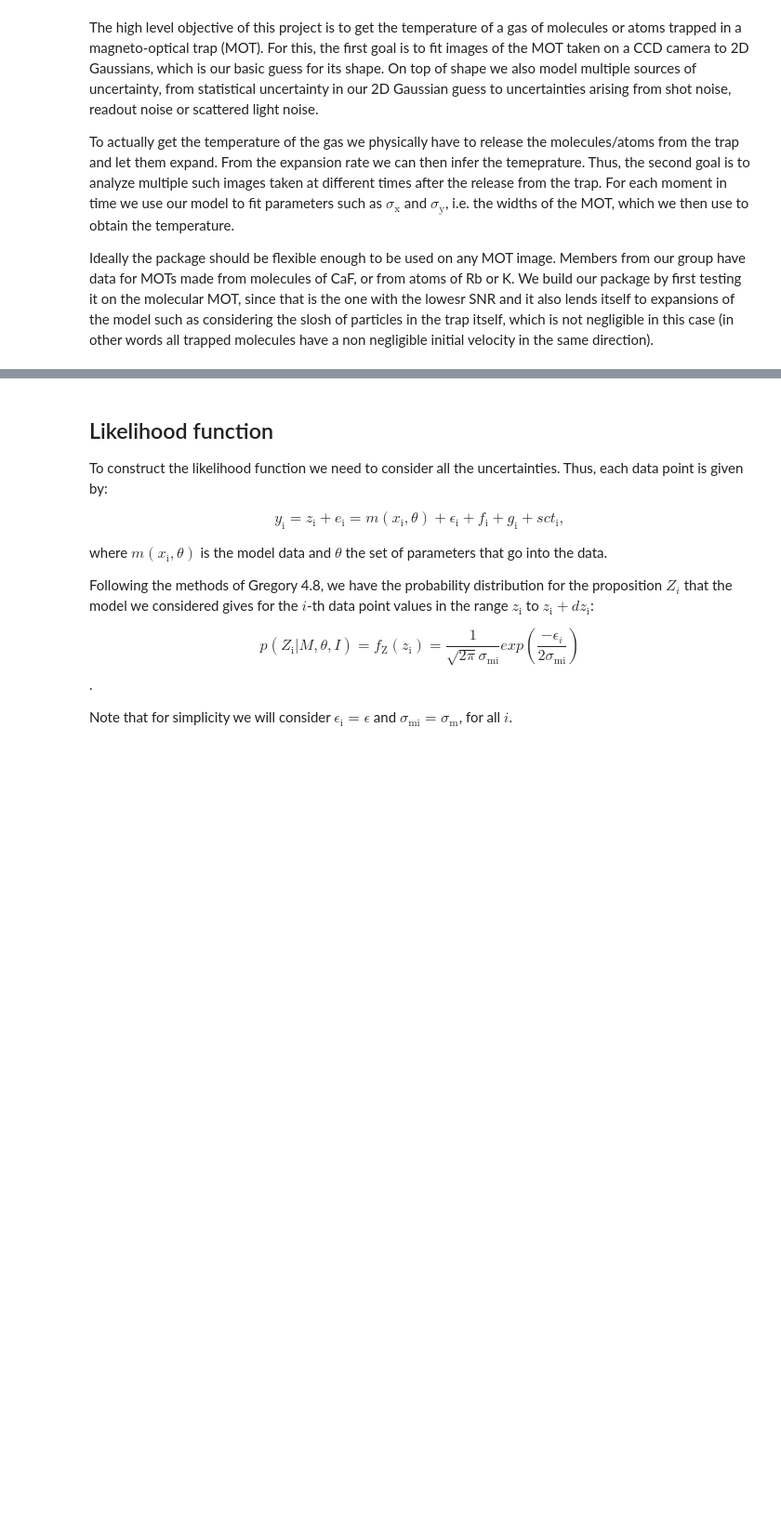
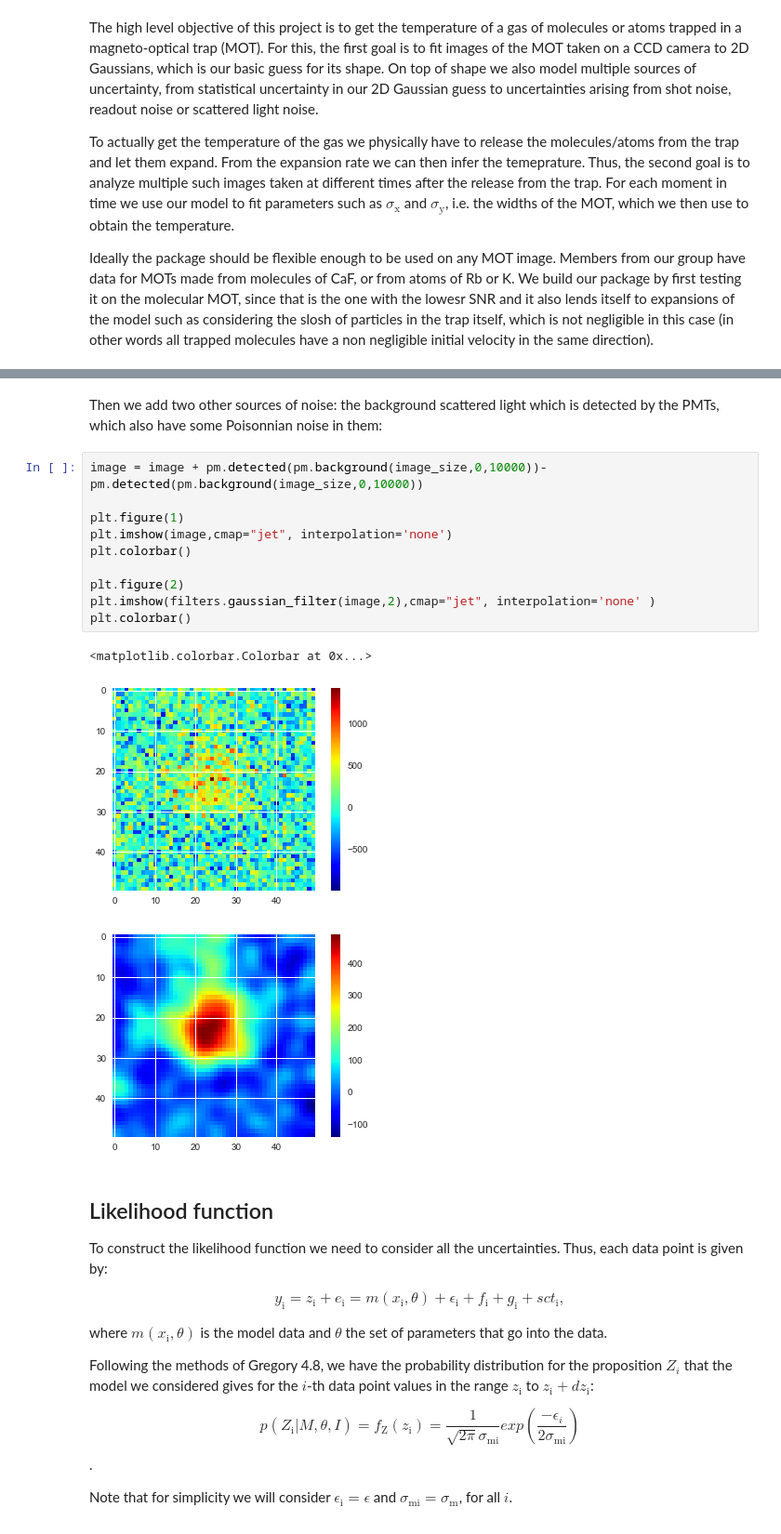
Before and after one commit to phys201/params_MOT, a Jupyter notebook: model_MOT.ipynb, the cells around one changed output, grey strips where cells are left out. Shown at 93% size. Cells and saved outputs as stored; diff of their text form; blank space fills up the shorter version.

```diff
--- a/model_MOT.ipynb
+++ b/model_MOT.ipynb
@@ -65,3 +57,19 @@ We consider three possible uncertainty sources:
+# %% [markdown]
+Then we add two other sources of noise: the background scattered light which is detected by the PMTs, which also have some Poisonnian noise in them:
+# %%
+image = image + pm.detected(pm.background(image_size,0,10000))-pm.detected(pm.background(image_size,0,10000))
+
+plt.figure(1)
+plt.imshow(image,cmap="jet", interpolation='none')
+plt.colorbar()
+
+plt.figure(2)
+plt.imshow(filters.gaussian_filter(image,2),cmap="jet", interpolation='none' )
+plt.colorbar()
+# %% [output]
+<matplotlib.colorbar.Colorbar at 0x...>
+[figure, added]
+[figure, added]
 # %% [markdown]
 ## Likelihood function
 
```
Also changed, not shown: parts of 14 cells of this notebook, 3 other files.
